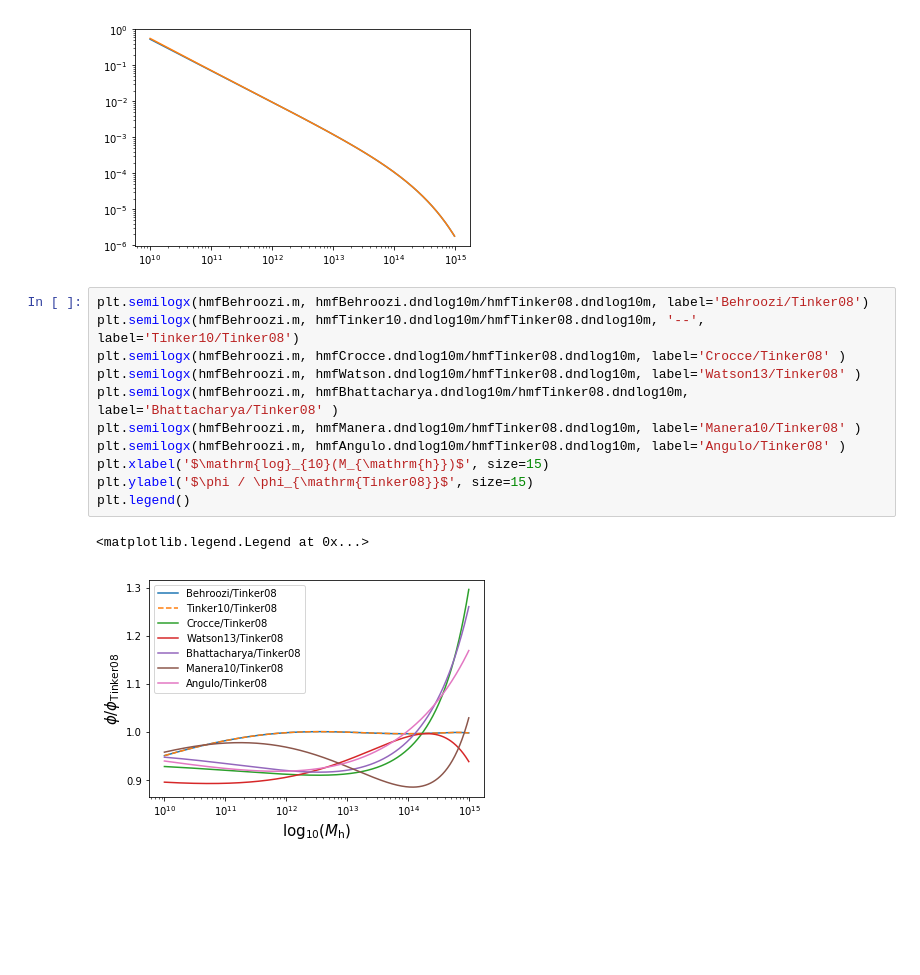
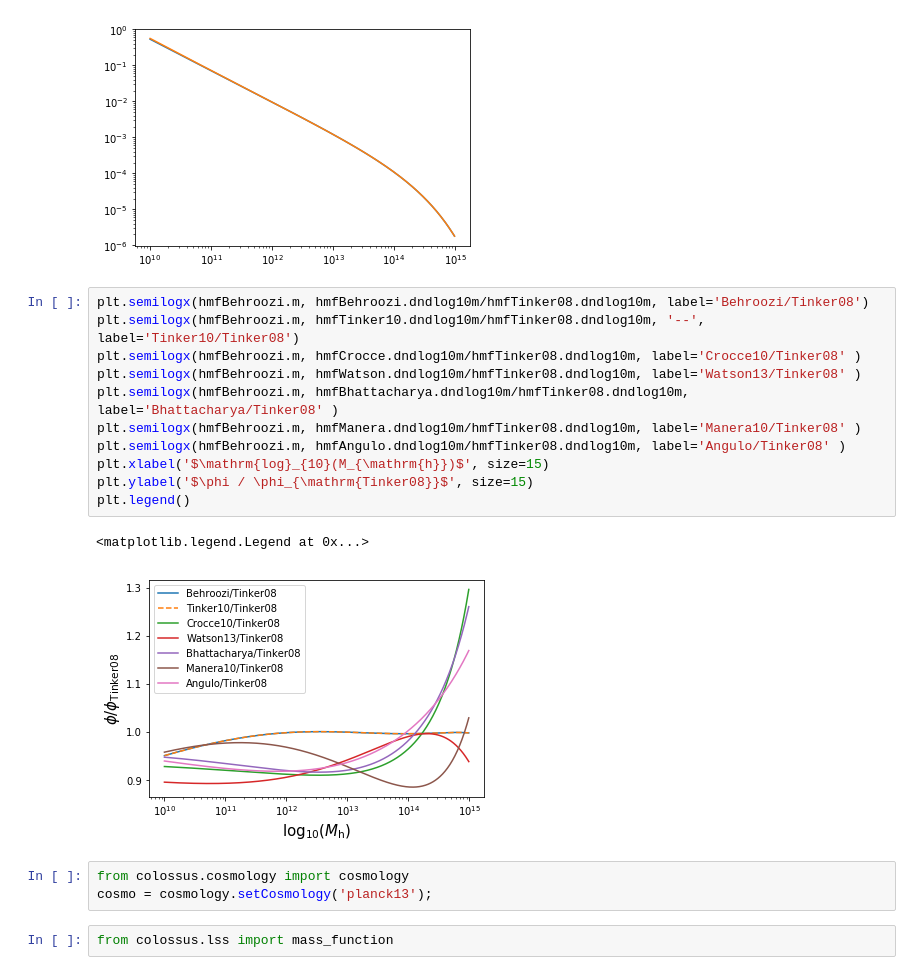
Before and after one commit to Gorbagzog/StageIAP, a Jupyter notebook: Test_HMF.ipynb, the cells around one changed output. Saved outputs shown, nothing was run; the diff lists cells and outputs as text; blank space fills up the shorter version.

```diff
--- a/Test_HMF.ipynb
+++ b/Test_HMF.ipynb
@@ -20,14 +21,19 @@ plt.loglog(hmfTinker08.m, hmfTinker08.dndlog10m)
 # %%
 plt.semilogx(hmfBehroozi.m, hmfBehroozi.dndlog10m/hmfTinker08.dndlog10m, label='Behroozi/Tinker08')
 plt.semilogx(hmfBehroozi.m, hmfTinker10.dndlog10m/hmfTinker08.dndlog10m, '--', label='Tinker10/Tinker08')
-plt.semilogx(hmfBehroozi.m, hmfCrocce.dndlog10m/hmfTinker08.dndlog10m, label='Crocce/Tinker08' )
+plt.semilogx(hmfBehroozi.m, hmfCrocce.dndlog10m/hmfTinker08.dndlog10m, label='Crocce10/Tinker08' )
 plt.semilogx(hmfBehroozi.m, hmfWatson.dndlog10m/hmfTinker08.dndlog10m, label='Watson13/Tinker08' )
 plt.semilogx(hmfBehroozi.m, hmfBhattacharya.dndlog10m/hmfTinker08.dndlog10m, label='Bhattacharya/Tinker08' )
 plt.semilogx(hmfBehroozi.m, hmfManera.dndlog10m/hmfTinker08.dndlog10m, label='Manera10/Tinker08' )
 plt.semilogx(hmfBehroozi.m, hmfAngulo.dndlog10m/hmfTinker08.dndlog10m, label='Angulo/Tinker08' )
 plt.xlabel('$\mathrm{log}_{10}(M_{\mathrm{h}})$', size=15)
 plt.ylabel('$\phi / \phi_{\mathrm{Tinker08}}$', size=15)
 plt.legend()
 # %% [output]
 <matplotlib.legend.Legend at 0x...>
-[figure, old version]
+[figure, new version]
+# %%
+from colossus.cosmology import cosmology
+cosmo = cosmology.setCosmology('planck13');
+# %%
+from colossus.lss import mass_function
```
Also changed, not shown: parts of 20 cells of this notebook, 2 other files.
